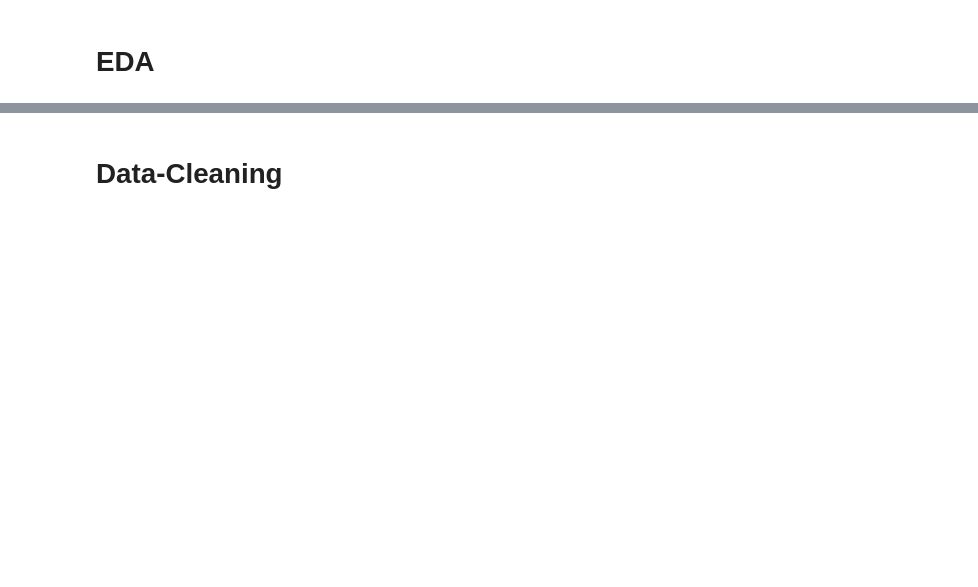
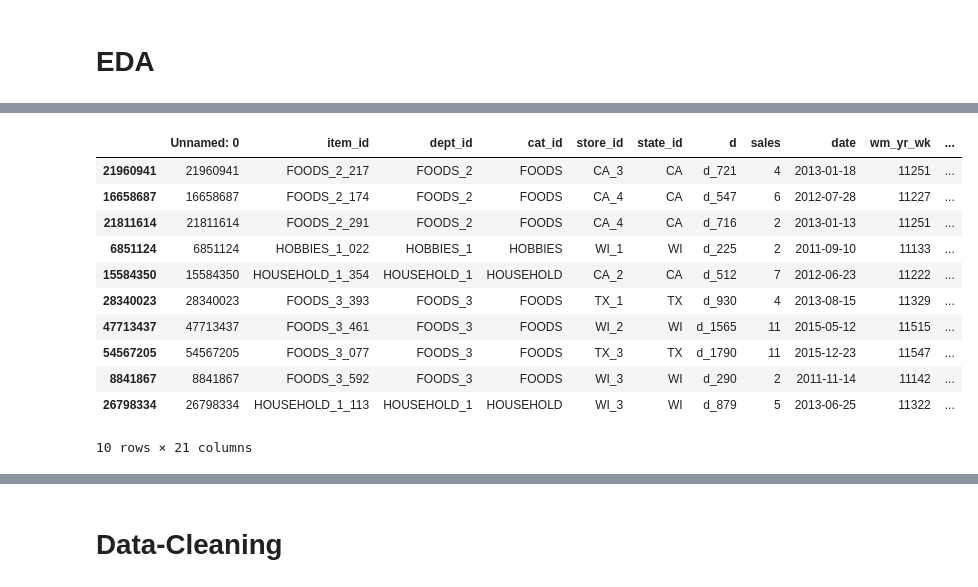
Before and after one commit to davidrimon2004/DEPI_project, a Jupyter notebook: project.ipynb, the cells around one changed output, grey strips where cells are left out. Drawn from its saved outputs; the diff is of its cells as text; code cells hidden in the pictures; blank space fills up the shorter version.

```diff
--- a/project.ipynb
+++ b/project.ipynb
@@ -120,0 +199,25 @@ final_data.to_csv("/kaggle/working/data.csv")
+# %%
+# Calculate IQR-based upper threshold
+Q1 = data["price_in_dollars"].quantile(0.25)
+Q3 = data["price_in_dollars"].quantile(0.75)
+IQR = Q3 - Q1
+upper = Q3 + 1.5 * IQR
+
+# Extract outliers (above upper bound)
+outliers = data[data["price_in_dollars"] > upper]
+
+# Show a random sample of 10 outlier rows
+outliers.sample(10, random_state=42)
+# %% [output]
+|  | Unnamed: 0 | item_id | dept_id | cat_id | store_id | state_id | d | sales | date | wm_yr_wk | ... |
+| 21960941 | 21960941 | FOODS_2_217 | FOODS_2 | FOODS | CA_3 | CA | d_721 | 4 | 2013-01-18 | 11251 | ... |
+| 16658687 | 16658687 | FOODS_2_174 | FOODS_2 | FOODS | CA_4 | CA | d_547 | 6 | 2012-07-28 | 11227 | ... |
+| 21811614 | 21811614 | FOODS_2_291 | FOODS_2 | FOODS | CA_4 | CA | d_716 | 2 | 2013-01-13 | 11251 | ... |
+| 6851124 | 6851124 | HOBBIES_1_022 | HOBBIES_1 | HOBBIES | WI_1 | WI | d_225 | 2 | 2011-09-10 | 11133 | ... |
+| 15584350 | 15584350 | HOUSEHOLD_1_354 | HOUSEHOLD_1 | HOUSEHOLD | CA_2 | CA | d_512 | 7 | 2012-06-23 | 11222 | ... |
+| 28340023 | 28340023 | FOODS_3_393 | FOODS_3 | FOODS | TX_1 | TX | d_930 | 4 | 2013-08-15 | 11329 | ... |
+| 47713437 | 47713437 | FOODS_3_461 | FOODS_3 | FOODS | WI_2 | WI | d_1565 | 11 | 2015-05-12 | 11515 | ... |
+| 54567205 | 54567205 | FOODS_3_077 | FOODS_3 | FOODS | TX_3 | TX | d_1790 | 11 | 2015-12-23 | 11547 | ... |
+| 8841867 | 8841867 | FOODS_3_592 | FOODS_3 | FOODS | WI_3 | WI | d_290 | 2 | 2011-11-14 | 11142 | ... |
+| 26798334 | 26798334 | HOUSEHOLD_1_113 | HOUSEHOLD_1 | HOUSEHOLD | WI_3 | WI | d_879 | 5 | 2013-06-25 | 11322 | ... |
+10 rows × 21 columns
```
Also changed, not shown: parts of 15 cells of this notebook.
